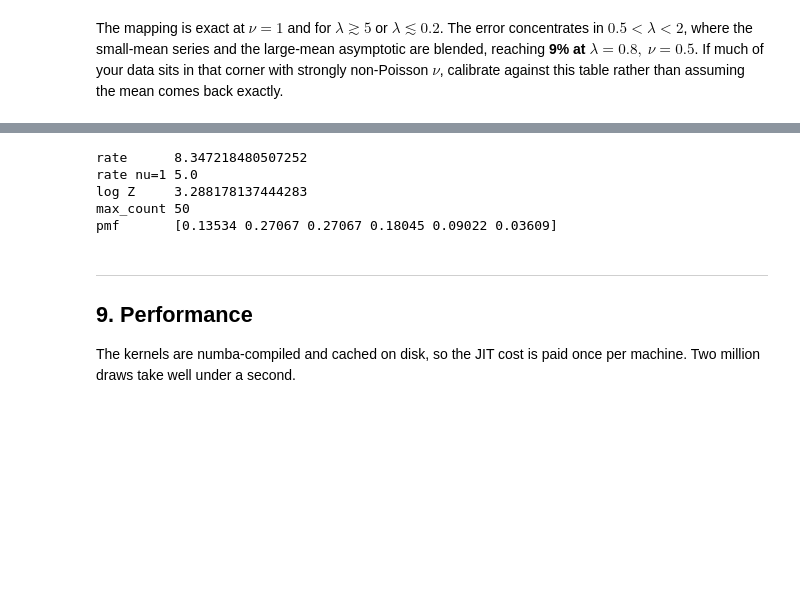
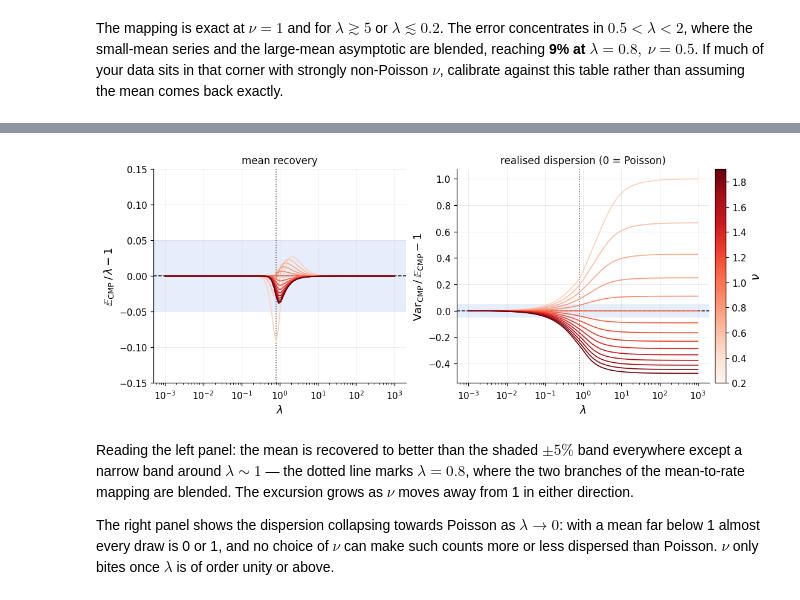
Before and after one commit to antoine-rocher/cmpdist, a Jupyter notebook: examples/getting_started.ipynb, the cells around one changed output, grey strips where cells are left out. Saved outputs shown, nothing was run; the diff lists cells and outputs as text; code cells hidden in the pictures; blank space fills up the shorter version.

```diff
--- a/examples/getting_started.ipynb
+++ b/examples/getting_started.ipynb
@@ -335,18 +345,55 @@ against this table rather than assuming the mean comes back exactly.
 # %%
-print("rate     ", d.rate(5.0, 1.3))          # the CMP lambda behind a mean of 5
-print("rate nu=1", d.rate(5.0, 1.0))          # exact: equals the mean
-print("log Z    ", d.log_norm(4.1, 1.3))      # takes the rate, not the mean
-print("max_count", d.max_count(5.0))          # where the CDF is truncated
-print("pmf      ", np.round(d.pmf(np.arange(6), 2.0, 1.0), 5))
+import matplotlib.cm as cm
+import matplotlib.colors as mcolors
+
+# 2.0 is excluded: the valid range is the half-open [0.5, 2)
+nu_sweep = np.arange(0.5, 2.0, 0.1)
+lam_sweep = np.geomspace(1e-3, 1e3, 100)
+
+mean_bias = np.empty((nu_sweep.size, lam_sweep.size))
+fano_bias = np.empty_like(mean_bias)
+for i, nu in enumerate(nu_sweep):
+    for j, lam in enumerate(lam_sweep):
+        mean, var = analytic_moments(d, lam, nu)
+        mean_bias[i, j] = mean / lam - 1
+        fano_bias[i, j] = var / mean - 1
+
+cmap = plt.get_cmap("Reds")
+norm = mcolors.Normalize(vmin=nu_sweep.min() - 0.3, vmax=nu_sweep.max())
+sm = cm.ScalarMappable(cmap=cmap, norm=norm)
+sm.set_array([])
+
+fig, axes = plt.subplots(1, 2, figsize=(10, 4), constrained_layout=True)
+for i, nu in enumerate(nu_sweep):
+    axes[0].plot(lam_sweep, mean_bias[i], lw=1.1, color=sm.to_rgba(nu))
+    axes[1].plot(lam_sweep, fano_bias[i], lw=1.1, color=sm.to_rgba(nu))
+
+for ax in axes:
+    ax.axhline(0.0, color=INK, lw=1, ls="--", zorder=0)
+    ax.axhspan(-0.05, 0.05, color="#2a78d6", alpha=0.12, lw=0, zorder=0)
+    ax.axvline(0.8, color=INK_SOFT, lw=1, ls=":", zorder=0)
+    ax.set_xscale("log")
+    ax.set_xlabel(r"$\lambda$", fontsize=12)
+
+axes[0].set_ylabel(r"$\mathbb{E}_{\rm CMP}\,/\,\lambda - 1$", fontsize=12)
+axes[0].set_ylim(-0.15, 0.15)
+axes[0].set_title("mean recovery", color=INK, fontsize=11)
+axes[1].set_ylabel(r"${\rm Var}_{\rm CMP}\,/\,\mathbb{E}_{\rm CMP} - 1$",
+                   fontsize=12)
+axes[1].set_title("realised dispersion (0 = Poisson)", color=INK, fontsize=11)
+
+cbar = fig.colorbar(sm, ax=axes, pad=0.01)
+cbar.set_label(r"$\nu$", fontsize=13)
+plt.show()
 # %% [output]
-rate      8.347218480507252
-rate nu=1 5.0
-log Z     3.288178137444283
-max_count 50
-pmf       [0.13534 0.27067 0.27067 0.18045 0.09022 0.03609]
+[figure, added]
 # %% [markdown]
----
-## 9. Performance
+Reading the left panel: the mean is recovered to better than the shaded $\pm 5\%$
+band everywhere except a narrow band around $\lambda \sim 1$ — the dotted line marks
+$\lambda = 0.8$, where the two branches of the mean-to-rate mapping are blended. The
+excursion grows as $\nu$ moves away from 1 in either direction.
 
-The kernels are numba-compiled and cached on disk, so the JIT cost is paid once per
-machine. Two million draws take well under a second.
+The right panel shows the dispersion collapsing towards Poisson as
+$\lambda \to 0$: with a mean far below 1 almost every draw is 0 or 1, and no choice
+of $\nu$ can make such counts more or less dispersed than Poisson. $\nu$ only bites
+once $\lambda$ is of order unity or above.
```
Also changed, not shown: parts of 8 cells of this notebook, 2 other files.
